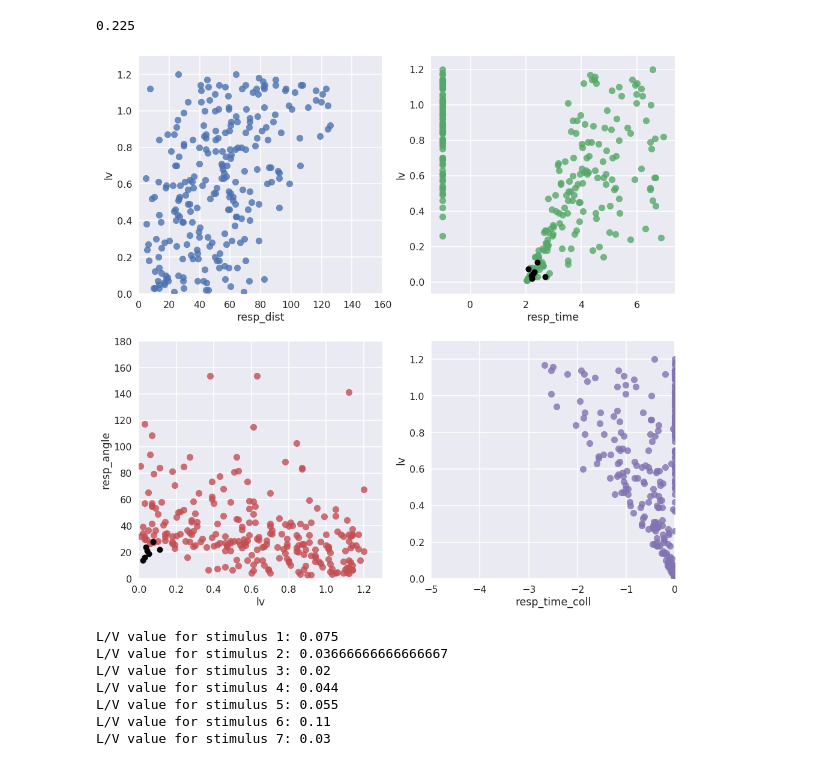
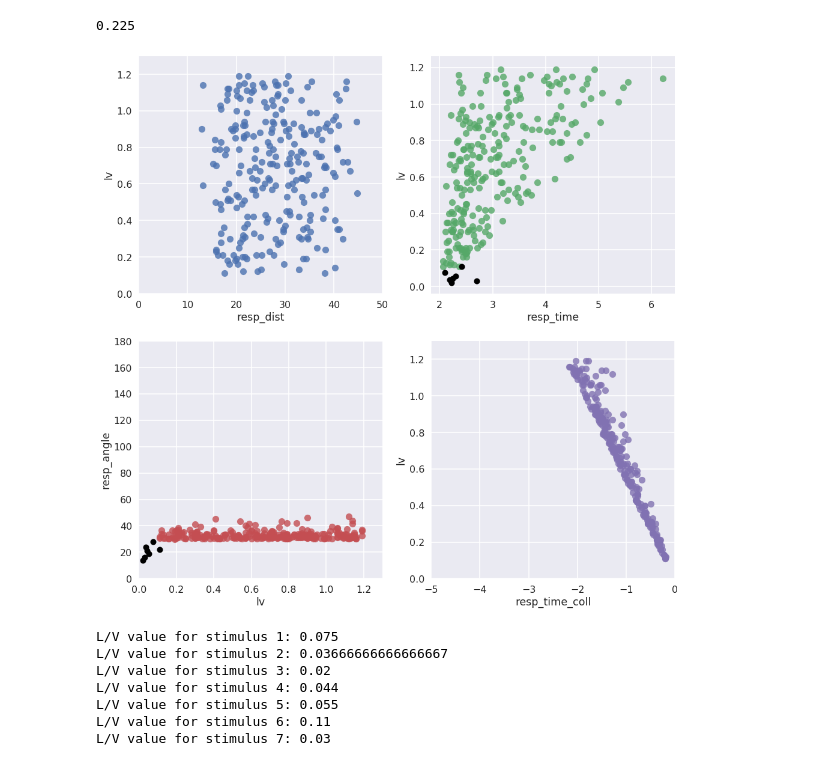
Before and after one commit to awakenting/master-thesis, a Jupyter notebook: code/looming_stimulus_model_feedforward_inhibition_faster_stimuli.ipynb, the cells around one changed output. Drawn from its saved outputs; the diff is of its cells as text; code cells hidden in the pictures.

```diff
--- a/code/looming_stimulus_model_feedforward_inhibition_faster_stimuli.ipynb
+++ b/code/looming_stimulus_model_feedforward_inhibition_faster_stimuli.ipynb
@@ -45,7 +45,8 @@ def calc_response(params):
     # sample lv values uniformly between lv_min and lv_max
     lv = np.random.rand()*(params['lv_max']-params['lv_min']) + params['lv_min']
     # sample stimulus sizes (L) uniformly between l_min and l_max
-    stim_size = np.random.rand()*(params['l_max']-params['l_min']) + params['l_min']
+    #stim_size = np.random.rand()*(params['l_max']-params['l_min']) + params['l_min']
+    stim_size = np.random.randint(params['l_min'], params['l_max'])
     speed = 1/(lv/stim_size)
     t, stims, tstims, dists, t_to_coll, tstim_to_coll = md.transform_stim(stim_size, speed, params['total_time'],
                                                                           params['dt'], params['m'], params['b'],
@@ -58,7 +59,8 @@ def calc_response(params):
     noise_exc = np.random.normal(loc=0.0, scale=sigma_exc, size=len(stimulus))
     noise_inh = np.random.normal(loc=0.0, scale=sigma_inh, size=len(stimulus))
 
-    rho_null = np.random.lognormal(mean=params['rho_null'], sigma=params['rho_null_std'])
+    #rho_null = np.random.lognormal(mean=params['rho_null'], sigma=params['rho_null_std'])
+    rho_null = np.random.exponential(scale=params['rho_null'])
     rho_null = rho_null/1000
     time, v_m, spks, spk_idc, rho_inh = jit_ffi_model(params['tau_m'], params['e_l'], params['r_m'], stimulus, noise_exc,
                                                       noise_inh, params['v_t'], params['dt'], params['total_time'],
@@ -229,7 +231,7 @@ def plot_response_props(exc_scale, inh_scale, vt_std, rho_null, rho_null_std, ta
               'e_l': -0.079,
               'r_m': 10*1e6, # MOhm
               'v_t': -0.061,
-              'init_vm_std': 0.001,
+              'init_vm_std': 0.0,
               'vt_std': vt_std/1000,
               'rho_null': rho_null,
               'rho_null_std': rho_null_std,
@@ -237,19 +239,19 @@ def plot_response_props(exc_scale, inh_scale, vt_std, rho_null, rho_null_std, ta
               'rho_scale': inh_scale*1e6,
               'exc_scale': exc_scale,
               'dt': 0.001,
-              'total_time': 5,
+              'total_time': 10,
               'init_period': 2,
               'cutoff_angle': cutoff_angle,
               'noise_std_exc': exc_noise/1000,
-              'noise_std_inh': 5*1e-3,
+              'noise_std_inh': 0*1e-3,
               'm': m,
               'b': 0,
-              'lv_min': 0.01,
+              'lv_min': 0.1,
               'lv_max': 1.2,
-              'l_min': 6,
-              'l_max': 45,
+              'l_min': 10,
+              'l_max': 25,
               'init_distance': 50}
-    nruns = 1000
+    nruns = 250
     data_cols = ['resp_angle', 'resp_dist', 'resp_time', 'lv', 'stim_size', 'speed', 'resp_time_coll']
     data_dict = dict([(col_name, []) for col_name in data_cols])
 
@@ -267,7 +269,9 @@ def plot_response_props(exc_scale, inh_scale, vt_std, rho_null, rho_null_std, ta
             data_dict[col].append(value)
 
     df = pd.DataFrame(data_dict)
+
     sns.set('poster')
+
     fig, axes = plt.subplots(nrows=2, ncols=2, figsize=(16,16))
     sns.regplot(x='resp_dist', y='lv', data=df, fit_reg=False, ax=axes[0,0])
     axes[0,0].set_ylim([0, 1.3])
@@ -291,9 +295,9 @@ def plot_response_props(exc_scale, inh_scale, vt_std, rho_null, rho_null_std, ta
     axes[1,1].set_ylim([0, 1.3])
     axes[1,1].set_xlim([-5, 0])
 # %%
-plot_response_props(exc_scale=30, inh_scale=9.6, vt_std=2, rho_null=2, rho_null_std=1.2, tau_inh=1, cutoff_angle=180, exc_noise=5, m=5)
+plot_response_props(exc_scale=30, inh_scale=9.6, vt_std=0, rho_null=2, rho_null_std=0, tau_inh=1, cutoff_angle=180, exc_noise=0, m=5)
 # %% [output]
-[figure, old version]
+[figure, new version]
 # %%
 print('L/V value for stimulus 1: ' +  str(45/600))
 print('L/V value for stimulus 2: ' +  str(22/600))
```
Also changed, not shown: parts of 1 cell of this notebook, 5 other files.
